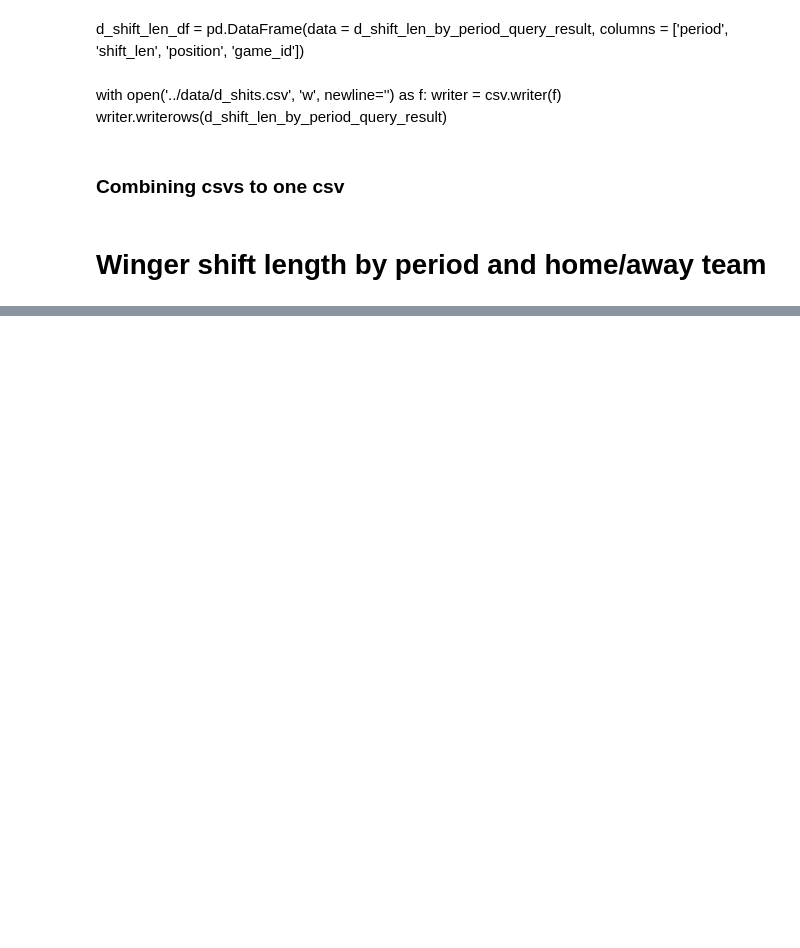
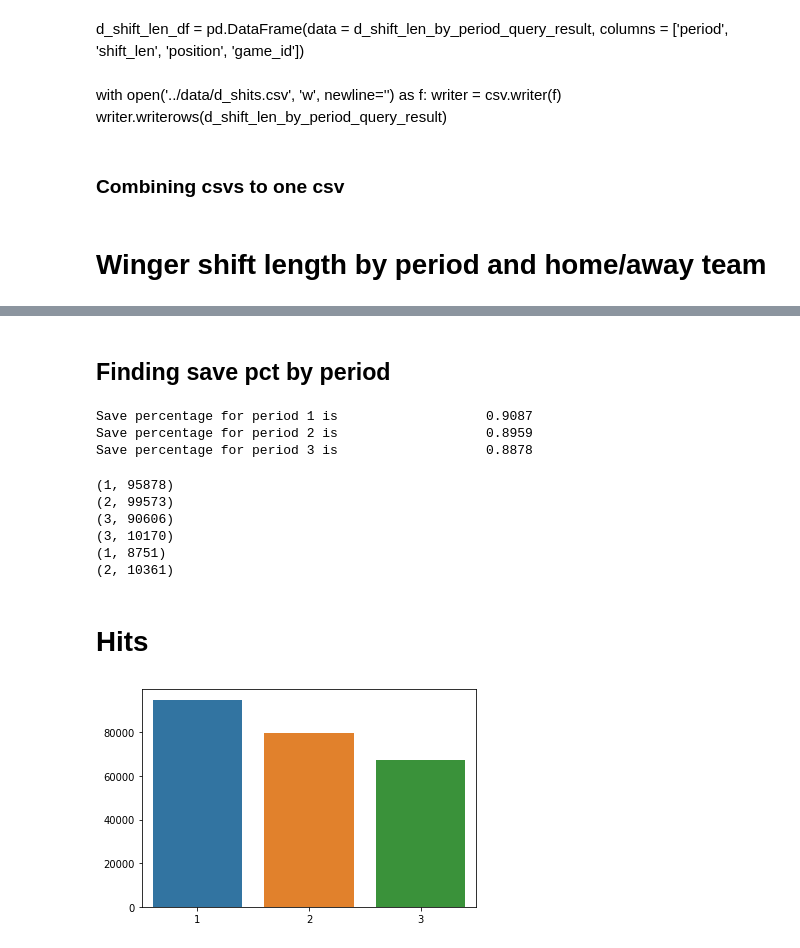
Before and after one commit to gregfeliu/Long-Change-Effect-in-NHL-Gameplay, a Jupyter notebook: notebooks/EDA_long_change.ipynb, the cells around one changed output, grey strips where cells are left out. Saved outputs shown, nothing was run; the diff lists cells and outputs as text; code cells hidden in the pictures; blank space fills up the shorter version.

```diff
--- a/notebooks/EDA_long_change.ipynb
+++ b/notebooks/EDA_long_change.ipynb
@@ -371,0 +489,35 @@ lw_shift_len_by_period_away_query_result[0:3]
+# %% [markdown]
+## Finding save pct by period
+# %%
+for shot in save_pct_by_period_query_result:
+    for goal in goals_query:
+        if shot[0] == goal[0]:
+            num_of_saves = shot[1] - goal[1]
+            save_pct = num_of_saves / shot[1]
+            print(f"Save percentage for period {shot[0]} is \
+                  {round(save_pct, 4)}")
+# %% [output]
+Save percentage for period 1 is                   0.9087
+Save percentage for period 2 is                   0.8959
+Save percentage for period 3 is                   0.8878
+# %%
+for x in [save_pct_by_period_query_result, goals_query]:
+    for y in x:
+        print(y)
+# %% [output]
+(1, 95878)
+(2, 99573)
+(3, 90606)
+(3, 10170)
+(1, 8751)
+(2, 10361)
+# %% [markdown]
+# Hits
+# %%
+hits_query = get_total_period_sum('Hit')
+hits_plot = make_barplot_of_variable_by_period(hits_query)
+
+hits_df = get_raw_data('Hit')
+hits_df.to_csv("../data/hits.csv")
+# %% [output]
+[figure, added]
```
Also changed, not shown: parts of 50 cells of this notebook, 2 other files.
